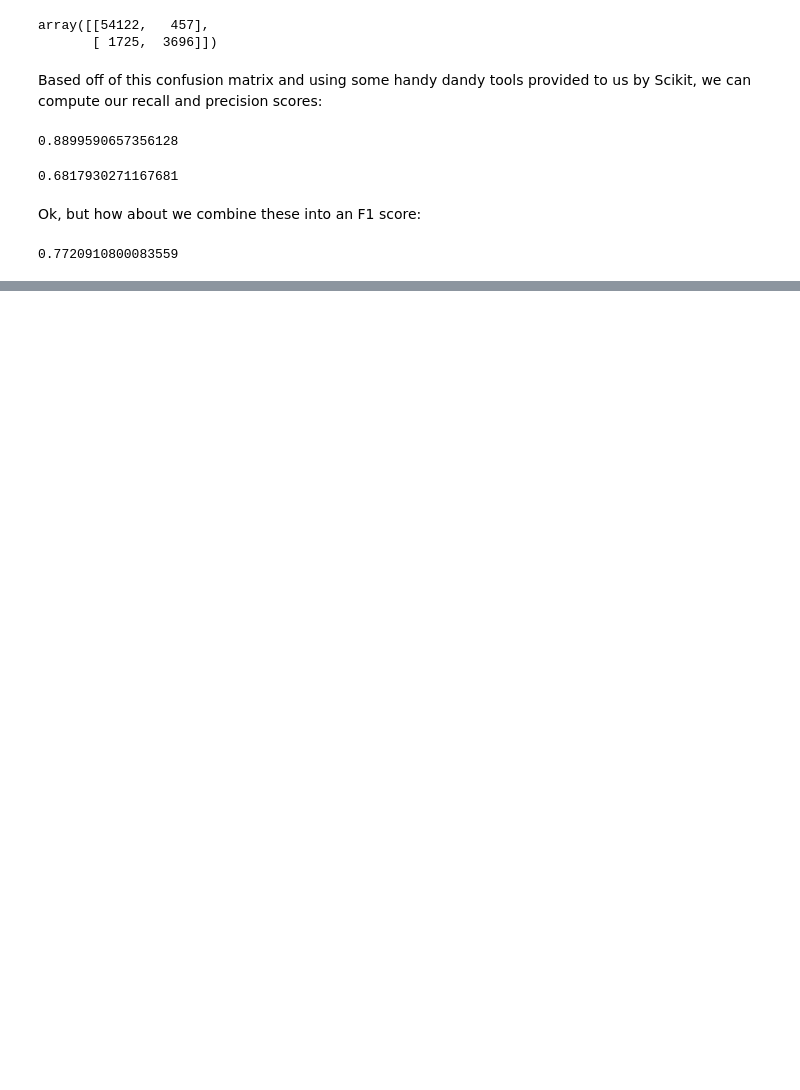
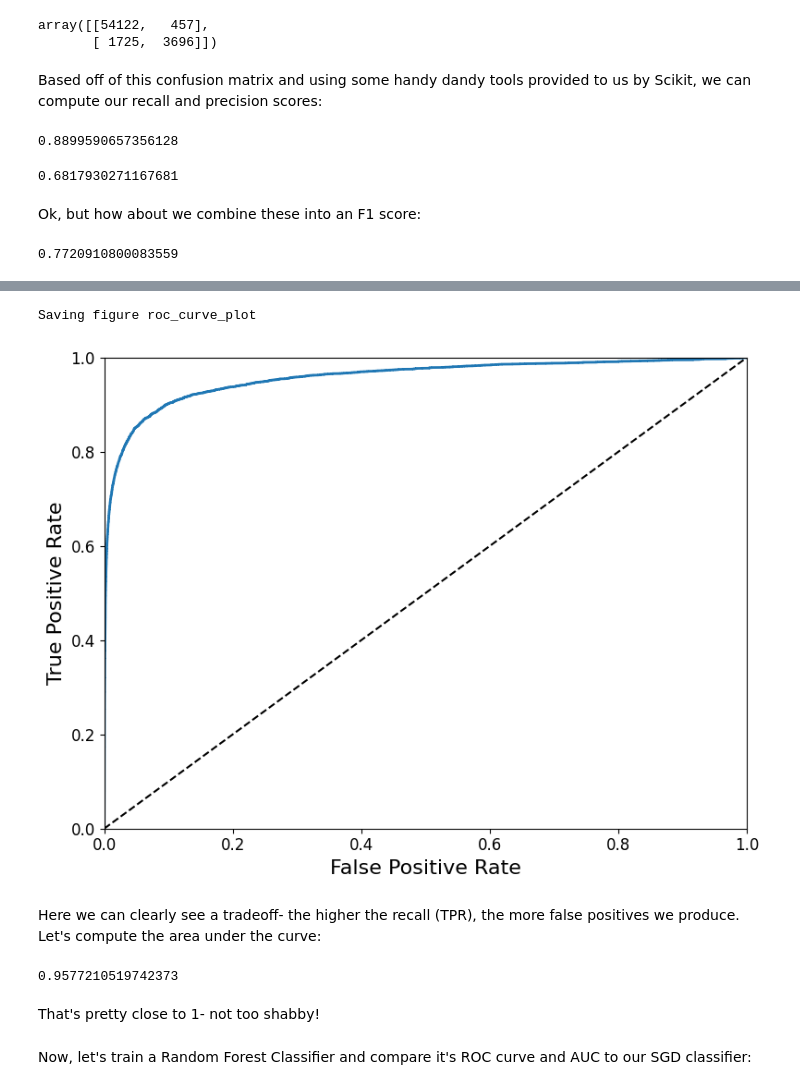
Before and after one commit to glehman67/griffdataprojects, a Jupyter notebook: griffdoesml/classification.ipynb, the cells around one changed output, grey strips where cells are left out. Drawn from its saved outputs; the diff is of its cells as text; code cells hidden in the pictures; blank space fills up the shorter version.

```diff
--- a/griffdoesml/classification.ipynb
+++ b/griffdoesml/classification.ipynb
@@ -238,0 +310,31 @@ f1_score(y_train_5, y_train_pred)
+# %%
+from sklearn.metrics import roc_curve
+
+fpr, tpr, thresholds = roc_curve(y_train_5, y_scores)
+# %%
+def plot_roc_curve(fpr, tpr, label=None):
+    plt.plot(fpr, tpr, linewidth=2, label=label)
+    plt.plot([0, 1], [0, 1], 'k--')
+    plt.axis([0, 1, 0, 1])
+    plt.xlabel('False Positive Rate', fontsize=16)
+    plt.ylabel('True Positive Rate', fontsize=16)
+
+plt.figure(figsize=(8, 6))
+plot_roc_curve(fpr, tpr)
+save_fig("roc_curve_plot")
+plt.show()
+# %% [output]
+Saving figure roc_curve_plot
+[figure, added]
+# %% [markdown]
+Here we can clearly see a tradeoff- the higher the recall (TPR), the more false positives we produce. Let's compute the area under the curve:
+# %%
+from sklearn.metrics import roc_auc_score
+
+roc_auc_score(y_train_5, y_scores)
+# %% [output]
+0.9577210519742373
+# %% [markdown]
+That's pretty close to 1- not too shabby!
+# %% [markdown]
+Now, let's train a Random Forest Classifier and compare it's ROC curve and AUC to our SGD classifier:
```
Also changed, not shown: parts of 40 cells of this notebook, 5 other files.
